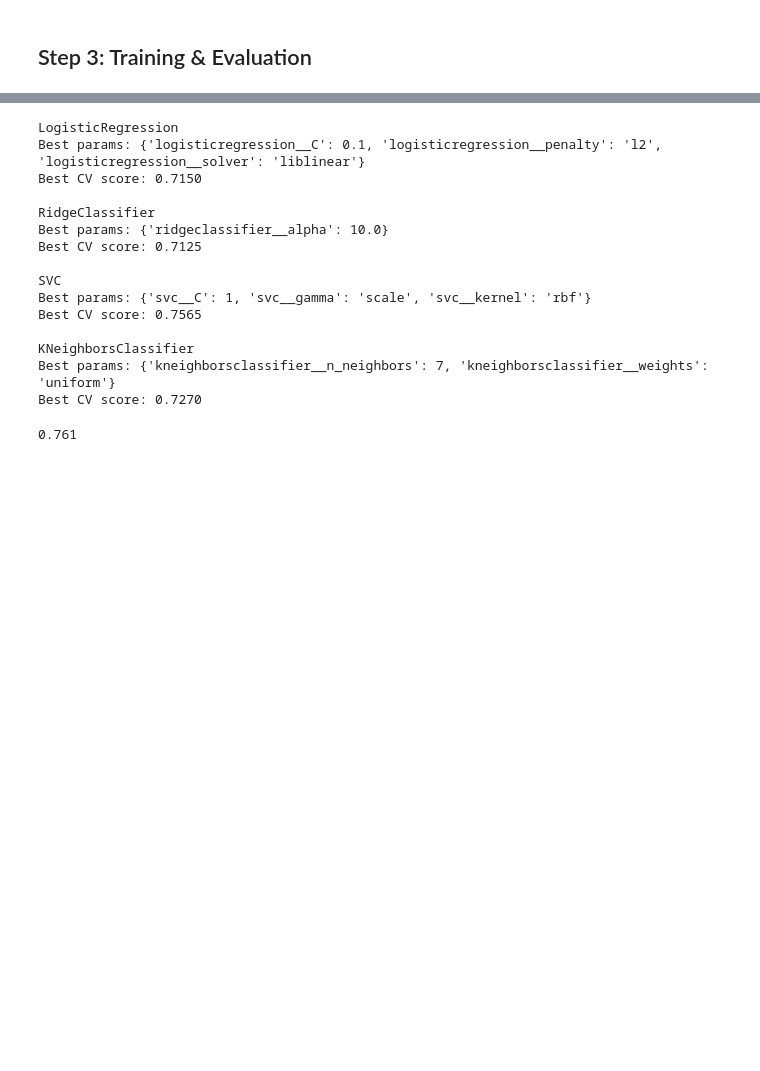
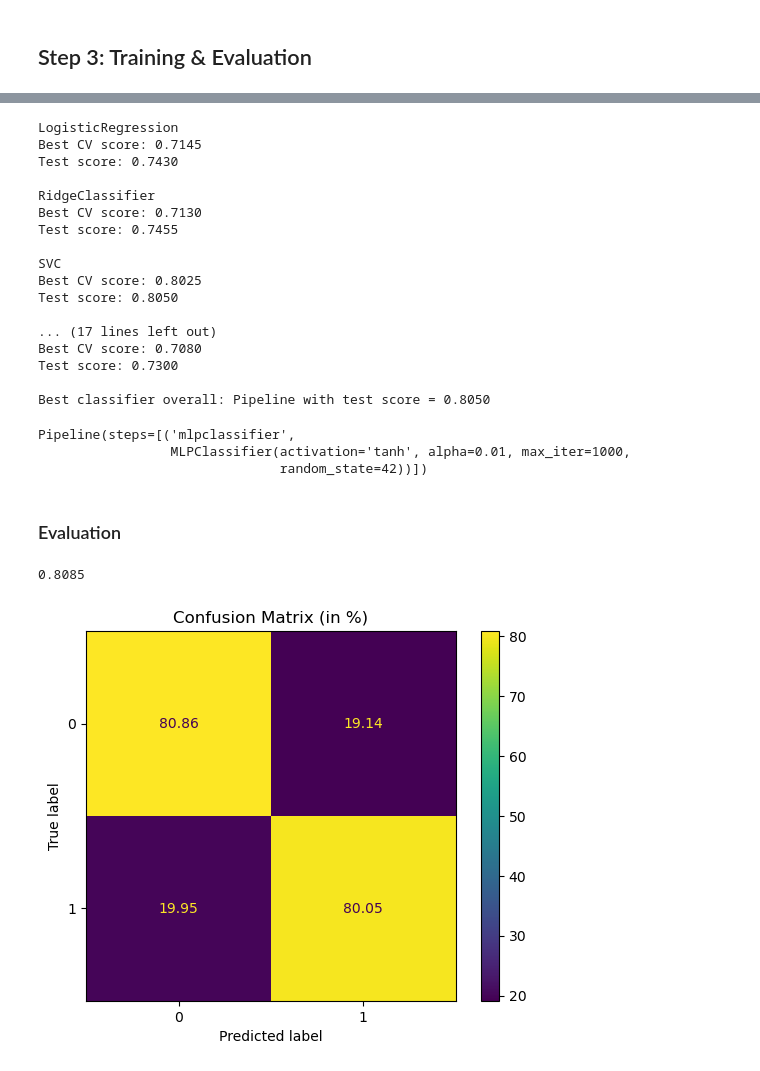
Before and after one commit to Aziz-Zeghal/FTML-Project, a Jupyter notebook: 5.Classification_on_a_given_dataset/classification.ipynb, the cells around one changed output, grey strips where cells are left out. Cells and saved outputs as stored; diff of their text form; code cells hidden in the pictures; blank space fills up the shorter version.

Commit message:
fix: classification GridSearch

```diff
--- a/5.Classification_on_a_given_dataset/classification.ipynb
+++ b/5.Classification_on_a_given_dataset/classification.ipynb
@@ -117,27 +219,40 @@ classifiers_with_params : list[tuple] = [
 # %%
-# Loop over classifiers
+best_model = None
+best_test_score = 0
+
 for classifier, param_grid in classifiers_with_params:
     pipeline = make_pipeline(classifier)
 
     search_space = GridSearchCV(pipeline, param_grid, cv=5, n_jobs=-1)
-    search_space.fit(X_train_scaled, y_train)
+    search_space.fit(X_train, y_train)
+
+    test_score = search_space.best_estimator_.score(X_test, y_test)
 
     print(f"\n{classifier.__class__.__name__}")
-    print(f"Best params: {search_space.best_params_}")
     print(f"Best CV score: {search_space.best_score_:.4f}")
+    print(f"Test score: {test_score:.4f}")
+
+    if test_score > best_test_score:
+        best_test_score = test_score
+        # We take the model with the best set of parameters
+        best_model = search_space.best_estimator_
+
+print(f"\nBest classifier overall: {best_model.__class__.__name__} with test score = {best_test_score:.4f}")
 # %% [output]
 LogisticRegression
-Best params: {'logisticregression__C': 0.1, 'logisticregression__penalty': 'l2', 'logisticregression__solver': 'liblinear'}
-Best CV score: 0.7150
+Best CV score: 0.7145
+Test score: 0.7430
 
 RidgeClassifier
-Best params: {'ridgeclassifier__alpha': 10.0}
-Best CV score: 0.7125
+Best CV score: 0.7130
+Test score: 0.7455
 
 SVC
-Best params: {'svc__C': 1, 'svc__gamma': 'scale', 'svc__kernel': 'rbf'}
-Best CV score: 0.7565
+Best CV score: 0.8025
+Test score: 0.8050
 
-KNeighborsClassifier
-Best params: {'kneighborsclassifier__n_neighbors': 7, 'kneighborsclassifier__weights': 'uniform'}
-Best CV score: 0.7270
+... (17 lines left out)
+Best CV score: 0.7080
+Test score: 0.7300
+
+Best classifier overall: Pipeline with test score = 0.8050
@@ -146,6 +259,26 @@ model = search_space.best_estimator_
+# %%
+model = best_model
+model
+# %% [output]
+Pipeline(steps=[('mlpclassifier',
+                 MLPClassifier(activation='tanh', alpha=0.01, max_iter=1000,
+                               random_state=42))])
 # %%
-y_pred = model.predict(X_test_scaled)
+y_pred = model.predict(X_test)
+# %% [markdown]
+### Evaluation
 # %%
-model.score(X_test_scaled, y_test)
+model.score(X_test, y_test)
 # %% [output]
-0.761
+0.8085
+# %%
+cm = confusion_matrix(y_test, y_pred)
+cm = cm.astype('float') / cm.sum(axis=1)[:, np.newaxis] * 100
+# %%
+# Plot
+disp = ConfusionMatrixDisplay(confusion_matrix=cm)
+disp.plot(values_format='.2f')
+plt.title('Confusion Matrix (in %)')
+plt.show()
+# %% [output]
+[figure, added]
```
Also changed, not shown: parts of 12 cells of this notebook.
